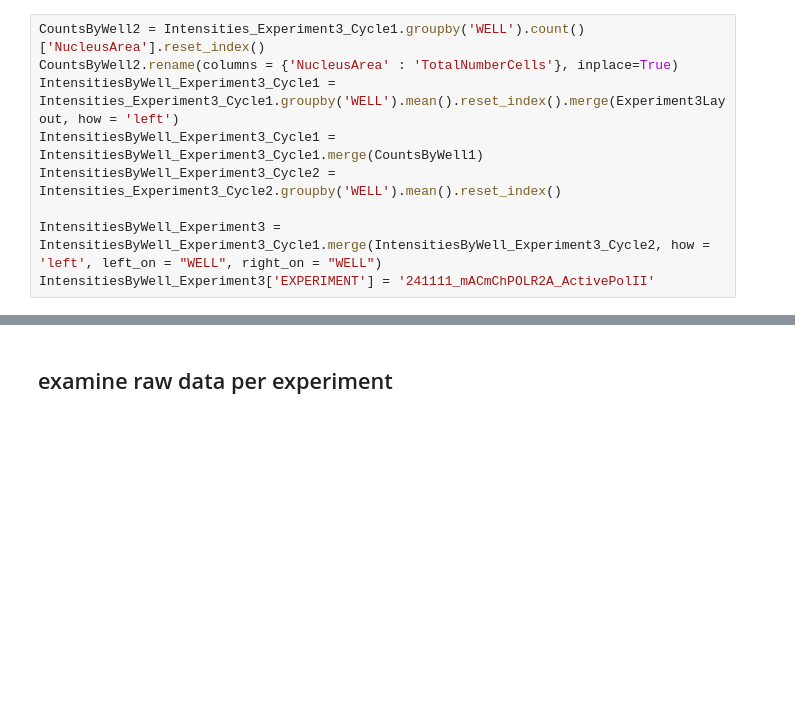
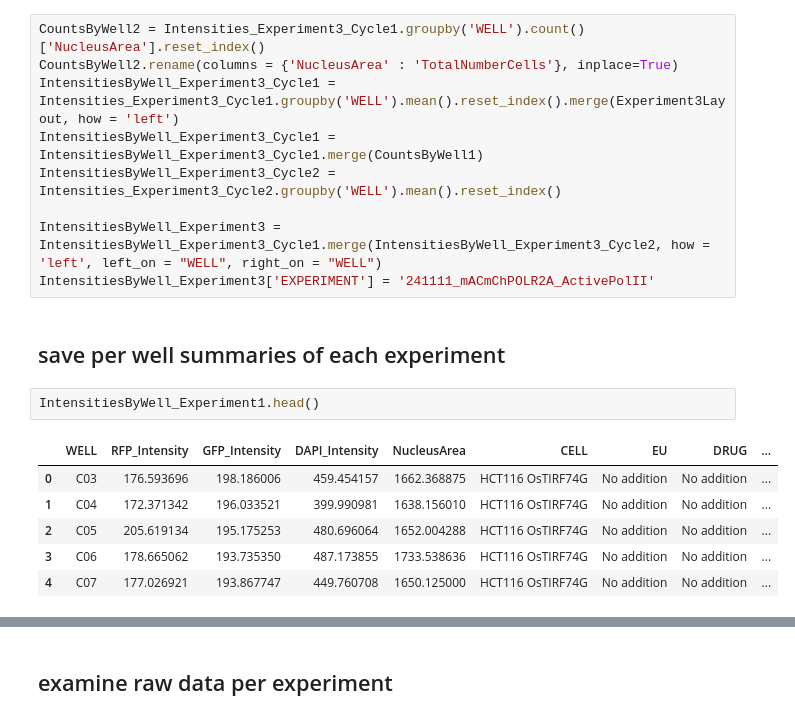
Before and after one commit to berrygroup/publications, a Jupyter notebook: 2026_POLR2A_homeostasis/Imaging/NikonSpinningDisk/mACmChPOLR2A_Active_PolII/mACmChPOLR2A_ActivePolII.ipynb, the cells around one changed output, grey strips where cells are left out. Saved outputs shown, nothing was run; the diff lists cells and outputs as text; blank space fills up the shorter version.

```diff
--- a/2026_POLR2A_homeostasis/Imaging/NikonSpinningDisk/mACmChPOLR2A_Active_PolII/mACmChPOLR2A_ActivePolII.ipynb
+++ b/2026_POLR2A_homeostasis/Imaging/NikonSpinningDisk/mACmChPOLR2A_Active_PolII/mACmChPOLR2A_ActivePolII.ipynb
@@ -245,3 +240,14 @@ IntensitiesByWell_Experiment3_Cycle2 = Intensities_Experiment3_Cycle2.groupby('W
 
 IntensitiesByWell_Experiment3 = IntensitiesByWell_Experiment3_Cycle1.merge(IntensitiesByWell_Experiment3_Cycle2, how = 'left', left_on = "WELL", right_on = "WELL")
 IntensitiesByWell_Experiment3['EXPERIMENT'] = '241111_mACmChPOLR2A_ActivePolII'
+# %% [markdown]
+## save per well summaries of each experiment
+# %%
+IntensitiesByWell_Experiment1.head()
+# %% [output]
+|  | WELL | RFP_Intensity | GFP_Intensity | DAPI_Intensity | NucleusArea | CELL | EU | DRUG | ... |
+| 0 | C03 | 176.593696 | 198.186006 | 459.454157 | 1662.368875 | HCT116 OsTIRF74G | No addition | No addition | ... |
+| 1 | C04 | 172.371342 | 196.033521 | 399.990981 | 1638.156010 | HCT116 OsTIRF74G | No addition | No addition | ... |
+| 2 | C05 | 205.619134 | 195.175253 | 480.696064 | 1652.004288 | HCT116 OsTIRF74G | No addition | No addition | ... |
+| 3 | C06 | 178.665062 | 193.735350 | 487.173855 | 1733.538636 | HCT116 OsTIRF74G | No addition | No addition | ... |
+| 4 | C07 | 177.026921 | 193.867747 | 449.760708 | 1650.125000 | HCT116 OsTIRF74G | No addition | No addition | ... |
```
Also changed, not shown: parts of 10 cells of this notebook, 23 other files.
